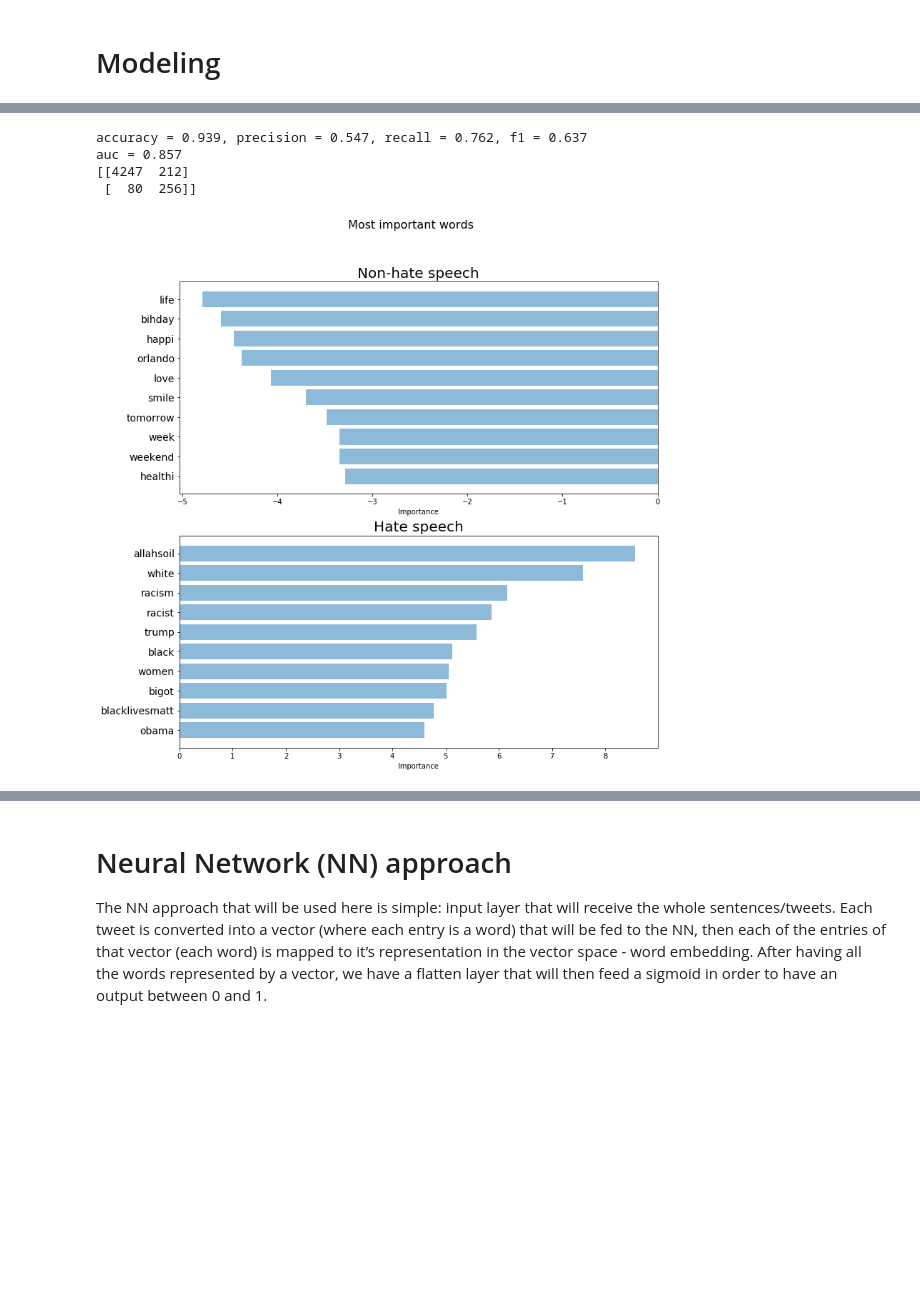
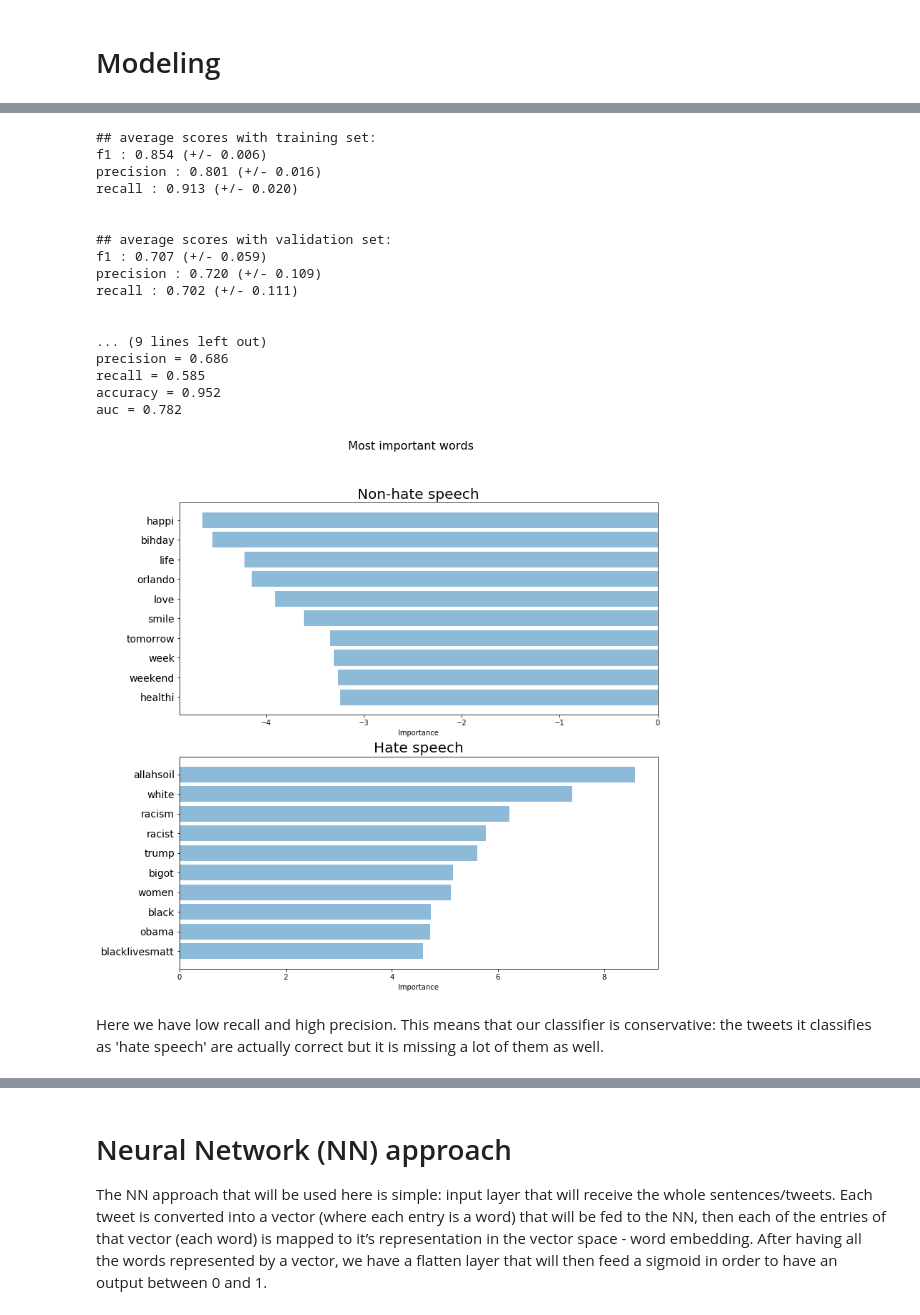
Before and after one commit to csazevedo/sentiment_analysis_v1, a Jupyter notebook: sentiment_analysis_v1.ipynb, the cells around one changed output, grey strips where cells are left out. Saved outputs shown, nothing was run; the diff lists cells and outputs as text; code cells hidden in the pictures; blank space fills up the shorter version.

```diff
--- a/sentiment_analysis_v1.ipynb
+++ b/sentiment_analysis_v1.ipynb
@@ -366,14 +396,12 @@ At last, in order to use an approach that takes into account the whole sentence
 # %%
 # split data into train set and validation set
-df_train = df[df.is_train == 1]
-
 from sklearn.model_selection import train_test_split
-y = df_train.target.values
-xtrain_id, xvalid_id, ytrain, yvalid = train_test_split(df_train.clean_text_stemmed, y,
+y = df.target.values
+xtrain_id, xtest_id, ytrain, ytest = train_test_split(df.clean_text_stemmed, y,
                                                   stratify=y,
                                                   random_state=42,
-                                                  test_size=0.15, shuffle=True)
+                                                  test_size=0.10, shuffle=True)
 xtrain = xtrain_id.values
-xvalid = xvalid_id.values
+xtest = xtest_id.values
 # %%
 print(xtrain.shape)
@@ -437,44 +572,66 @@ Logistic regression with TF-IDF features
 '''
 
 tfv = TfidfVectorizer(min_df=3,
                       max_df=0.9,
                       strip_accents='unicode',
                       analyzer='word',
                       token_pattern=r'\w{1,}',
                       ngram_range=(1, 3),
                       use_idf=1,smooth_idf=1,
                       sublinear_tf=1,
                       stop_words = 'english')
 
 
 # Fitting TF-IDF to both training and test sets (semi-supervised learning)
-tfv.fit(list(xtrain) + list(xvalid))
+tfv.fit(list(xtrain)) # + list(xtest))
 xtrain_tfv =  tfv.transform(xtrain)
-xvalid_tfv = tfv.transform(xvalid)
+xtest_tfv = tfv.transform(xtest)
 
 from sklearn.linear_model import LogisticRegression
 # Fitting a simple Logistic Regression on TFIDF
 clf = LogisticRegression(C=1.0, class_weight='balanced')
-clf.fit(xtrain_tfv, ytrain)
-predictions = clf.predict(xvalid_tfv)
+X = xtrain_tfv
+y = ytrain
 
-accuracy, precision, recall, f1, auc = get_metrics(yvalid, predictions)
-print("accuracy = %.3f, precision = %.3f, recall = %.3f, f1 = %.3f" % (accuracy, precision, recall, f1))
+cv = StratifiedKFold(n_splits=10, shuffle=True, random_state=43)
+
+best_cv_f1,best_cv_p,best_cv_r,best_model,best_threshold = evaluate_results(clf, cv, X, y)
+
+# test model
+print('\n')
+print('## best model scores with test set:')
+predictions = best_model.predict_proba(xtest_tfv)[:,1] >= best_threshold
+
+accuracy, precision, recall, f1, auc = get_metrics(ytest, predictions)
+print("f1 = %.3f \nprecision = %.3f \nrecall = %.3f \naccuracy = %.3f" % (f1, precision, recall, accuracy))
 print("auc = %.3f" % (auc))
-importance = get_most_important_features(tfv, clf, 10)
-print(confusion_matrix(yvalid, predictions))
+importance = get_most_important_features(tfv, best_model, 10)
 
 top_scores = [a[0] for a in importance[0]['tops']]
 top_words = [a[1] for a in importance[0]['tops']]
 bottom_scores = [a[0] for a in importance[0]['bottom']]
 bottom_words = [a[1] for a in importance[0]['bottom']]
 
 plot_important_words(top_scores, top_words, bottom_scores, bottom_words, "Most important words")
-
 store_results['LR_tfidf'] = "accuracy = %.3f, precision = %.3f, recall = %.3f, f1 = %.3f" % (accuracy, precision, recall, f1)
 # %% [output]
-accuracy = 0.939, precision = 0.547, recall = 0.762, f1 = 0.637
-auc = 0.857
-[[4247  212]
- [  80  256]]
+## average scores with training set:
+f1 : 0.854 (+/- 0.006)
+precision : 0.801 (+/- 0.016)
+recall : 0.913 (+/- 0.020)
+
+
+## average scores with validation set:
+f1 : 0.707 (+/- 0.059)
+precision : 0.720 (+/- 0.109)
+recall : 0.702 (+/- 0.111)
+
+
+... (9 lines left out)
+precision = 0.686
+recall = 0.585
+accuracy = 0.952
+auc = 0.782
-[figure, old version]
+[figure, new version]
+# %% [markdown]
+Here we have low recall and high precision. This means that our classifier is conservative: the tweets it classifies as 'hate speech' are actually correct but it is missing a lot of them as well.
```
Also changed, not shown: parts of 36 cells of this notebook, 1 other file.
